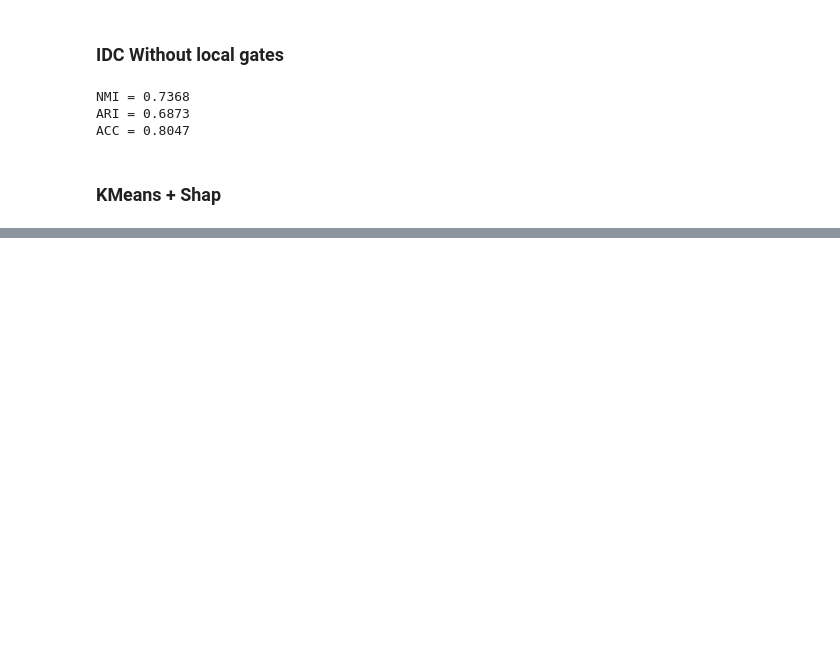
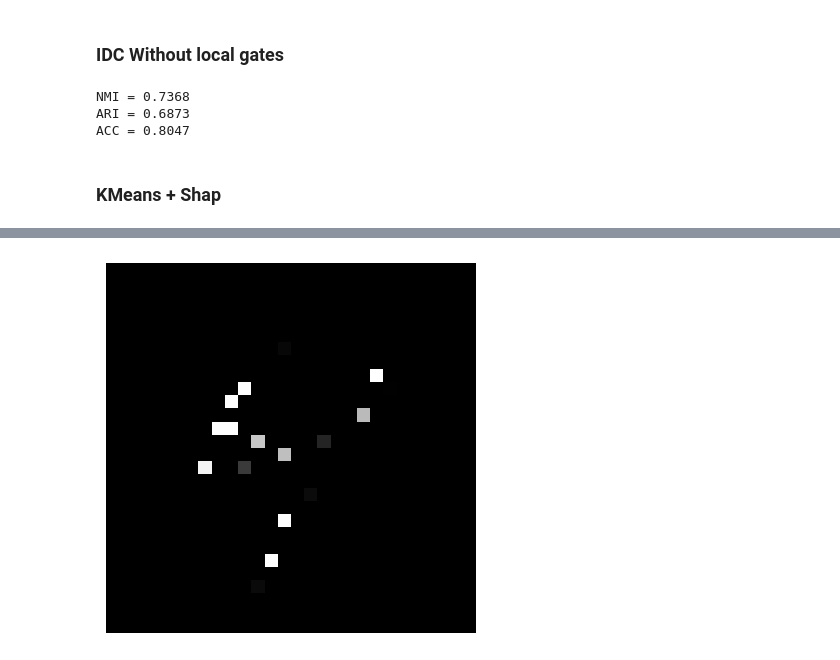
Before and after one commit to AmineYK/Interpretable-Deep-Clustering, a Jupyter notebook: experiments/metrics_calculator.ipynb, the cells around one changed output, grey strips where cells are left out. Saved outputs shown, nothing was run; the diff lists cells and outputs as text; code cells hidden in the pictures; blank space fills up the shorter version.

```diff
--- a/experiments/metrics_calculator.ipynb
+++ b/experiments/metrics_calculator.ipynb
@@ -251,0 +259,15 @@ plt.show()
+# %%
+idx = 37
+with torch.no_grad():
+    X = mnist_X_subset.to(device)
+    X_Z, z, _ = idc_mnist.gnn(X)
+
+    # # Image après IDC
+    plt.imshow(X_Z[idx].cpu().view(28, 28), cmap='gray')
+    plt.axis('off')
+
+    # Enregistrer la figure en PDF
+    plt.savefig(f"figure_{idx}_Z.pdf", bbox_inches='tight') # bbox_inches='tight' pour minimiser l'espace blanc autour de la figure
+    plt.show()
+# %% [output]
+[figure, added]
```
Also changed, not shown: parts of 20 cells of this notebook.
